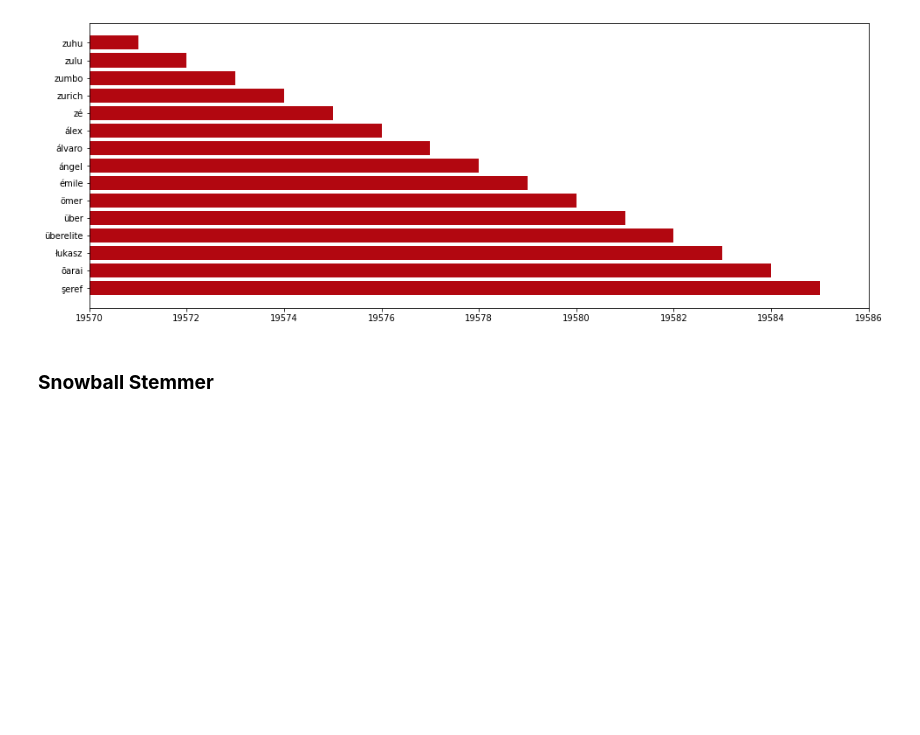
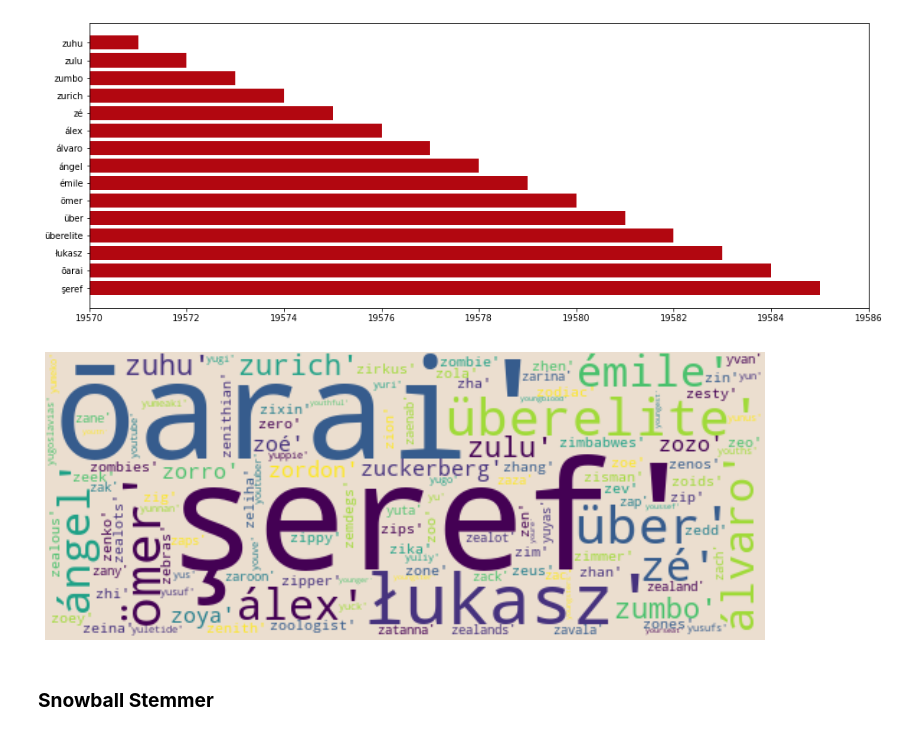
Before and after one commit to lakummahesh/Unsupervised-ML-Capstone-Project-Netflix-Movies-and-TV-Shows-Clustering, a Jupyter notebook: NETFLIX_MOVIES_AND_TV_SHOWS_CLUSTERING.ipynb, the cells around one changed output. Cells and saved outputs as stored; diff of their text form; code cells hidden in the pictures; blank space fills up the shorter version.

```diff
--- a/NETFLIX_MOVIES_AND_TV_SHOWS_CLUSTERING.ipynb
+++ b/NETFLIX_MOVIES_AND_TV_SHOWS_CLUSTERING.ipynb
@@ -845,6 +845,19 @@ plt.barh(top15_most_occurred_words ,top15_most_occurred_word_count,color="#b2071
 # %% [output]
 <BarContainer object of 15 artists>
 [figure]
+# %%
+# Word Cloud for Description Column before Stemming
+text = str(list(vocab_before_stemming['Word']))
+cmap = cm.get_cmap('viridis', 8)
+stopwords = set(STOPWORDS)
+wordcloud = WordCloud(stopwords=stopwords,background_color = '#ebdecf', width = 500,  height = 200,colormap=cmap, max_words = 120).generate(text)
+plt.figure( figsize=(10,10))
+plt.imshow(wordcloud, interpolation = 'bilinear')
+plt.axis('off')
+plt.tight_layout(pad=0)
+plt.show()
+# %% [output]
+[figure, added]
 # %% [markdown]
 ### **Snowball Stemmer**
 # %% [markdown]
```
Also changed, not shown: parts of 10 cells of this notebook.
